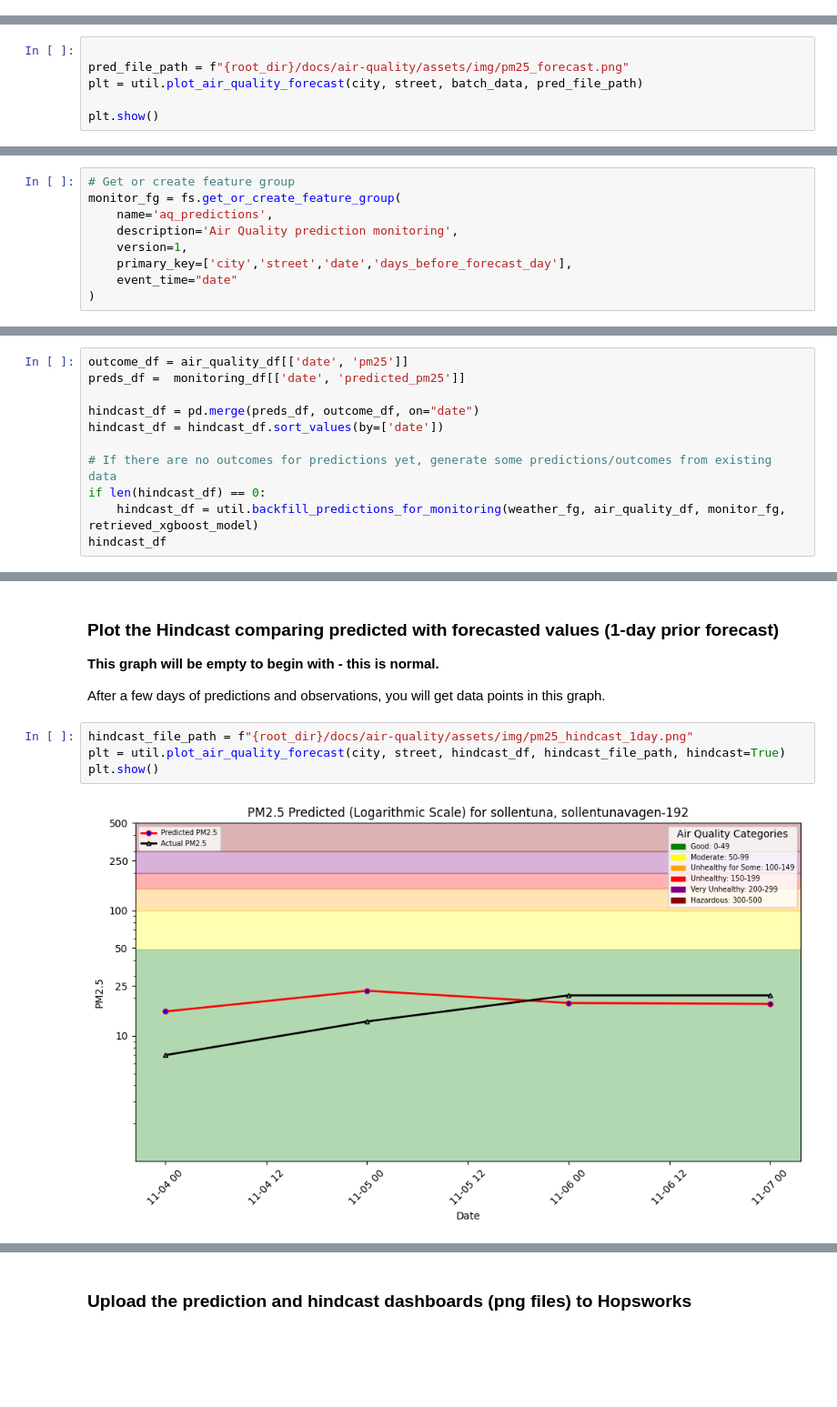
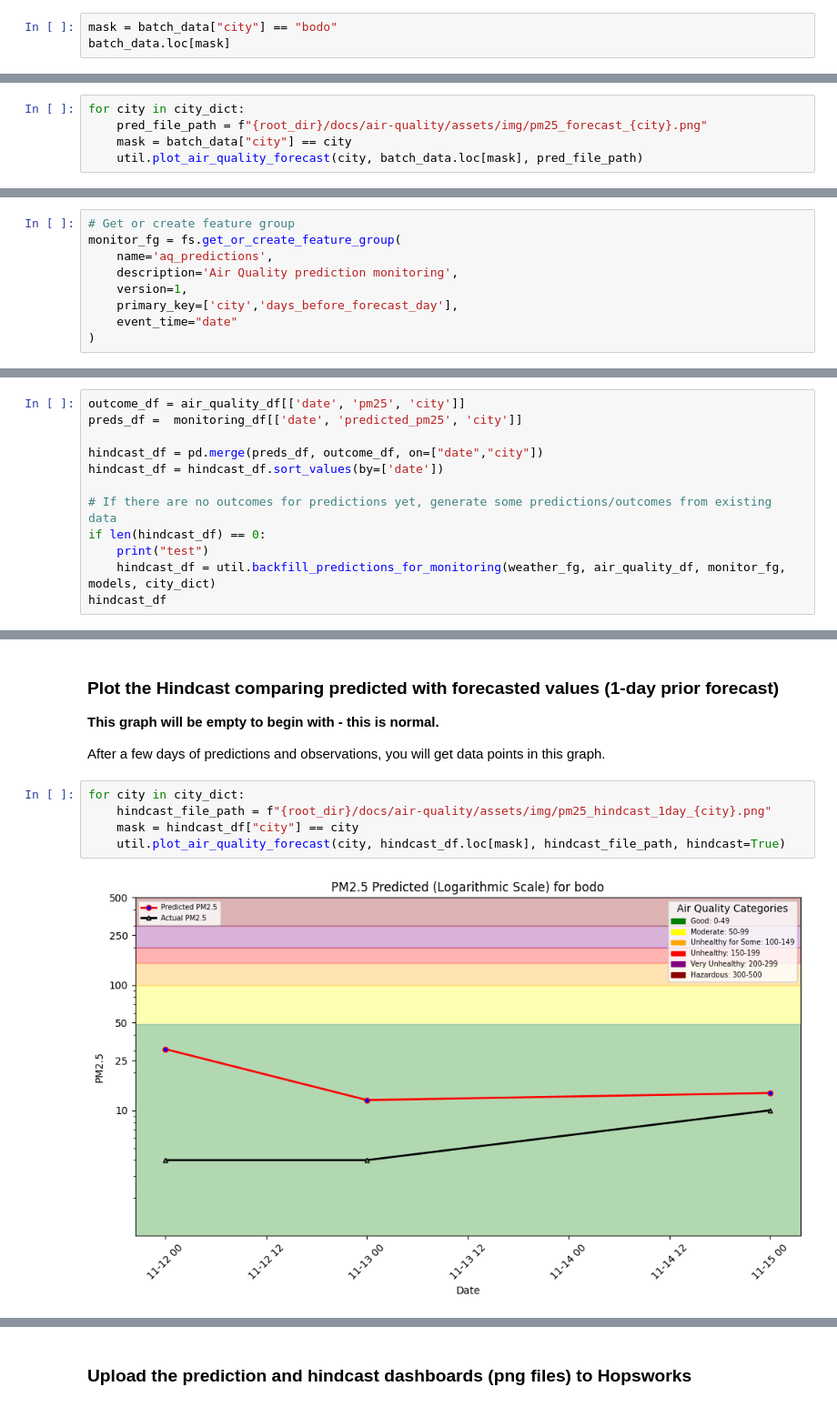
Before and after one commit to joarp/mlfs-book, a Jupyter notebook: notebooks/airquality/4_air_quality_batch_inference.ipynb, the cells around one changed output, grey strips where cells are left out. Shown at 91% size. Drawn from its saved outputs; the diff is of its cells as text; blank space fills up the shorter version.

```diff
--- a/notebooks/airquality/4_air_quality_batch_inference.ipynb
+++ b/notebooks/airquality/4_air_quality_batch_inference.ipynb
@@ -221,0 +262,3 @@ Show it on github pages
+# %%
+mask = batch_data["city"] == "bodo"
+batch_data.loc[mask]
@@ -222,7 +273,6 @@ Show it on github pages
 # %%
-
-pred_file_path = f"{root_dir}/docs/air-quality/assets/img/pm25_forecast.png"
-plt = util.plot_air_quality_forecast(city, street, batch_data, pred_file_path)
-
-plt.show()
+for city in city_dict:
+    pred_file_path = f"{root_dir}/docs/air-quality/assets/img/pm25_forecast_{city}.png"
+    mask = batch_data["city"] == city
+    util.plot_air_quality_forecast(city, batch_data.loc[mask], pred_file_path)
 # %% [output]
@@ -234,7 +285,7 @@ monitor_fg = fs.get_or_create_feature_group(
     name='aq_predictions',
     description='Air Quality prediction monitoring',
     version=1,
-    primary_key=['city','street','date','days_before_forecast_day'],
+    primary_key=['city','days_before_forecast_day'],
     event_time="date"
 )
 # %%
@@ -282,12 +346,13 @@ Finished: Reading data from Hopsworks, using Hopsworks Feature Query Service (0.
 # %%
-outcome_df = air_quality_df[['date', 'pm25']]
-preds_df =  monitoring_df[['date', 'predicted_pm25']]
+outcome_df = air_quality_df[['date', 'pm25', 'city']]
+preds_df =  monitoring_df[['date', 'predicted_pm25', 'city']]
 
-hindcast_df = pd.merge(preds_df, outcome_df, on="date")
+hindcast_df = pd.merge(preds_df, outcome_df, on=["date","city"])
 hindcast_df = hindcast_df.sort_values(by=['date'])
 
 # If there are no outcomes for predictions yet, generate some predictions/outcomes from existing data
 if len(hindcast_df) == 0:
-    hindcast_df = util.backfill_predictions_for_monitoring(weather_fg, air_quality_df, monitor_fg, retrieved_xgboost_model)
+    print("test")
+    hindcast_df = util.backfill_predictions_for_monitoring(weather_fg, air_quality_df, monitor_fg, models, city_dict)
 hindcast_df
 # %% [output]
@@ -314,8 +370,9 @@ __This graph will be empty to begin with - this is normal.__
 
 After a few days of predictions and observations, you will get data points in this graph.
 # %%
-hindcast_file_path = f"{root_dir}/docs/air-quality/assets/img/pm25_hindcast_1day.png"
-plt = util.plot_air_quality_forecast(city, street, hindcast_df, hindcast_file_path, hindcast=True)
-plt.show()
+for city in city_dict:
+    hindcast_file_path = f"{root_dir}/docs/air-quality/assets/img/pm25_hindcast_1day_{city}.png"
+    mask = hindcast_df["city"] == city
+    util.plot_air_quality_forecast(city, hindcast_df.loc[mask], hindcast_file_path, hindcast=True)
 # %% [output]
-[figure, old version]
+[figure, new version]
```
Also changed, not shown: parts of 20 cells of this notebook, 23 other files.
